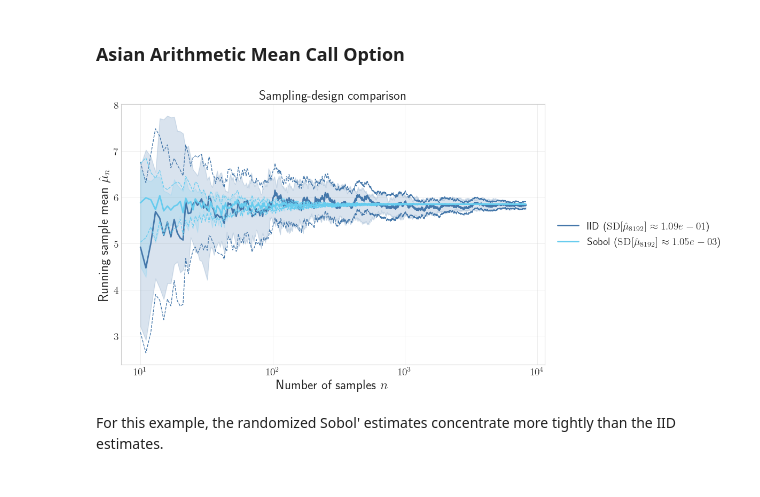
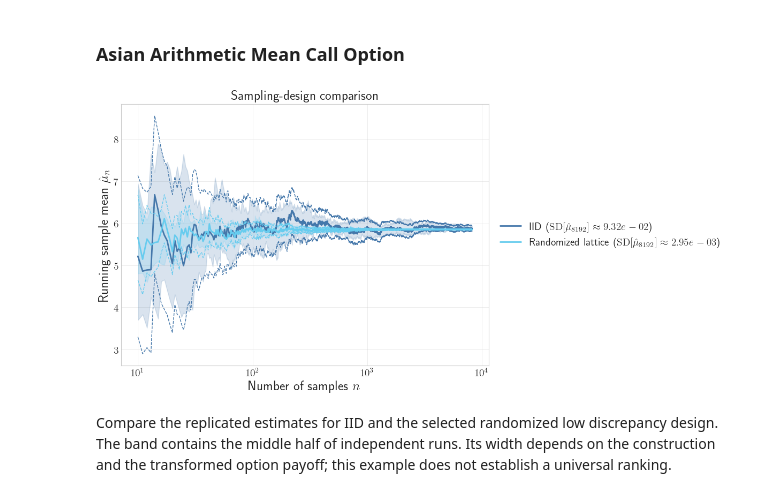
Before and after one commit to fjhickernell/MATH565Fall2026, a Jupyter notebook: notebooks/sampling/GeneratingSamples.ipynb, the cells around one changed output. Cells and saved outputs as stored; diff of their text form; code cells hidden in the pictures.

```diff
--- a/notebooks/sampling/GeneratingSamples.ipynb
+++ b/notebooks/sampling/GeneratingSamples.ipynb
@@ -97,0 +102,18 @@ colors = cl.nbviz.TOL_BRIGHT
+# %%
+LD_METHOD = "lattice"  # Choose "lattice" or "sobol", then rerun all cells.
+
+LD_LABELS = {"lattice": "Randomized lattice", "sobol": "Randomized Sobol'"}
+if LD_METHOD not in LD_LABELS:
+    raise ValueError('LD_METHOD must be "lattice" or "sobol".')
+LD_LABEL = LD_LABELS[LD_METHOD]
+
+
+def ld_sampler(dimension, seed=None, replications=None):
+    """Create a fresh QMCPy randomization with the selected construction."""
+    if LD_METHOD == "lattice":
+        return qp.Lattice(dimension, seed=seed, replications=replications,
+                          randomize="SHIFT", order="RADICAL INVERSE")
+    return qp.DigitalNetB2(dimension, seed=seed, replications=replications,
+                           randomize="LMS DS", order="RADICAL INVERSE")
+
+print("Selected low discrepancy method:", LD_LABEL)
@@ -616,10 +640,10 @@ Note:
 # %% [markdown]
 ### Binomial distribution with LD sampling
 # %%
-n = 100  #sample size
-Halton_uniform_samples = qp.Halton(1, warn=False).gen_samples(n, warn=False).ravel()
-Halton_binomial_samples = free_throws_rv.ppf(Halton_uniform_samples).astype(int)
-Halton_freq = np.bincount(Halton_binomial_samples, minlength=num_trials+1) / n # empirical PMF
+n = 128  # Power of two for the selected Sobol' or lattice construction.
+ld_uniform_samples = ld_sampler(1).gen_samples(n).ravel()
+ld_binomial_samples = free_throws_rv.ppf(ld_uniform_samples).astype(int)
+ld_freq = np.bincount(ld_binomial_samples, minlength=num_trials+1) / n # empirical PMF
 IID_samples = free_throws_rv.rvs(size=n)
 IID_freq = np.bincount(IID_samples, minlength=num_trials+1) / n # empirical PMF
 
@@ -630,12 +654,12 @@ x = k.astype(float)
 fig, ax = plt.subplots(figsize=(7.5, 4.3))
 ax.bar(x - w, IID_freq, width=w, color=colors["blue"], alpha=0.6, label="Empirical PMF (IID)") # IID (left)
 ax.bar(x, pmf, width=w, color="#777777", alpha=0.9, label="True PMF") # True PMF
-ax.bar(x + w, Halton_freq, width=w, color=colors["green"], alpha=0.7, label="Empirical PMF (Halton)")  # Halton (right)
+ax.bar(x + w, ld_freq, width=w, color=colors["green"], alpha=0.7, label=f"Empirical PMF ({LD_LABEL})")  # selected low discrepancy design (right)
 ax.set_xticks(k)
 ax.set_xlabel("$k$")
 ax.set_ylabel("Probability")
-ax.set_title(f"Binomial({num_trials}, $p={p:.2g}$) — IID vs Halton vs True PMF")
-ax.set_ylim(0, 1.15*max(pmf.max(), Halton_freq.max(), IID_freq.max()))
+ax.set_title(f"Binomial({num_trials}, $p={p:.2g}$) — IID vs {LD_LABEL} vs True PMF")
+ax.set_ylim(0, 1.15*max(pmf.max(), ld_freq.max(), IID_freq.max()))
 ax.legend(loc="best")
 ax.grid(axis="y", linestyle=":", alpha=0.4)
 plt.tight_layout()
@@ -763,27 +787,25 @@ Sobol': fitted median CDF error = 1.02 n^(-0.837)
 # %%
 configs = {
     "IID": {
-        "sampler": lambda n: np.random.random((n, n_steps)),
+        "sampler": lambda n: qp.IIDStdUniform(n_steps)(n),
         "f": asian_option.f,
     },
-    "Sobol": {
-        "sampler": lambda n: qp.Sobol(n_steps).gen_samples(n),
+    LD_LABEL: {
+        "sampler": lambda n: ld_sampler(n_steps).gen_samples(n),
         "f": asian_option.f,
     },
 }
 
 ax, info = cl.plots.plot_multiple_middle_half_sample_means(
     configs,
     n_max=2**13,
     n_rep=21,
     title="Sampling-design comparison",
 )
 # %% [output]
-[figure, old version]
+[figure, new version]
 # %% [markdown]
-<div class="highlight-note">
-For this example, the randomized Sobol' estimates concentrate more tightly than the IID estimates.
-</div>
+Compare the replicated estimates for IID and the selected randomized low discrepancy design. The band contains the middle half of independent runs. Its width depends on the construction and the transformed option payoff; this example does not establish a universal ranking.
 # %%
 notebook_elapsed = time.perf_counter() - NOTEBOOK_START_TIME
 notebook_minutes, notebook_seconds = divmod(notebook_elapsed, 60)
```
Also changed, not shown: parts of 17 cells of this notebook, 8 other files.
